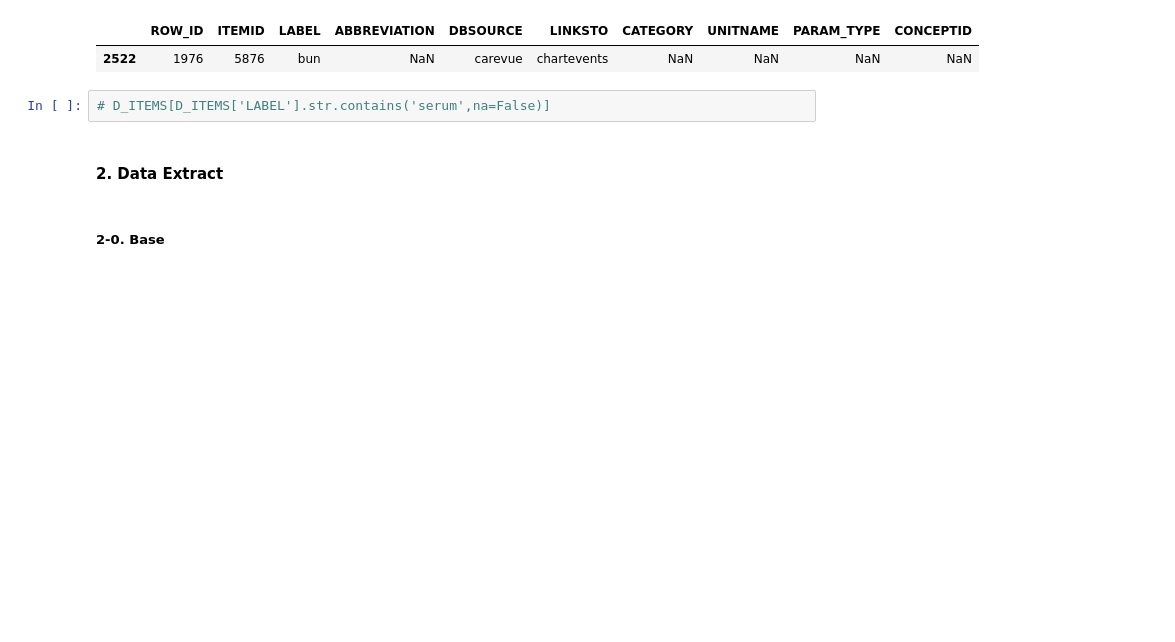
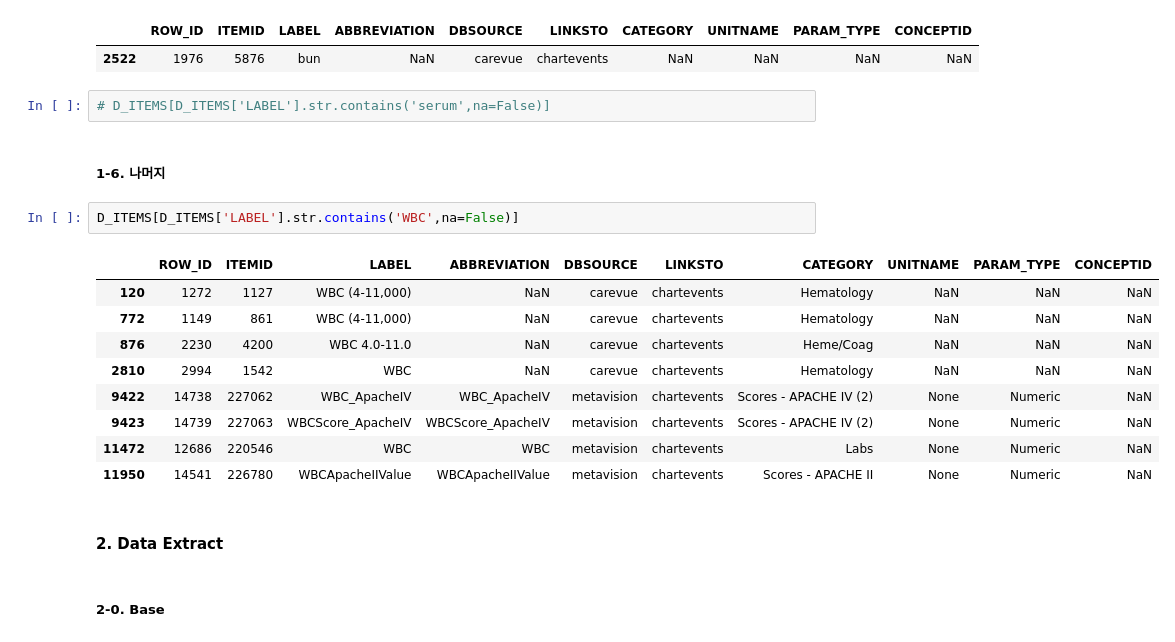
Before and after one commit to NohJangHyun/MIMIC-III-mortality-prediction, a Jupyter notebook: Data Extract/Baseline/feature extract for SAPS-II score.ipynb, the cells around one changed output. Saved outputs shown, nothing was run; the diff lists cells and outputs as text; blank space fills up the shorter version.

Commit message:
SAPS-II score 계산 위해 feature extract 진행 중

```diff
--- a/Data Extract/Baseline/feature extract for SAPS-II score.ipynb
+++ b/Data Extract/Baseline/feature extract for SAPS-II score.ipynb
@@ -131,6 +131,20 @@ D_ITEMS[D_ITEMS['LABEL'].str.contains('bun',na=False)]
 | 2522 | 1976 | 5876 | bun | NaN | carevue | chartevents | NaN | NaN | NaN | NaN |
 # %%
 # D_ITEMS[D_ITEMS['LABEL'].str.contains('serum',na=False)]
+# %% [markdown]
+##### 1-6. 나머지
+# %%
+D_ITEMS[D_ITEMS['LABEL'].str.contains('WBC',na=False)]
+# %% [output]
+|  | ROW_ID | ITEMID | LABEL | ABBREVIATION | DBSOURCE | LINKSTO | CATEGORY | UNITNAME | PARAM_TYPE | CONCEPTID |
+| 120 | 1272 | 1127 | WBC (4-11,000) | NaN | carevue | chartevents | Hematology | NaN | NaN | NaN |
+| 772 | 1149 | 861 | WBC (4-11,000) | NaN | carevue | chartevents | Hematology | NaN | NaN | NaN |
+| 876 | 2230 | 4200 | WBC 4.0-11.0 | NaN | carevue | chartevents | Heme/Coag | NaN | NaN | NaN |
+| 2810 | 2994 | 1542 | WBC | NaN | carevue | chartevents | Hematology | NaN | NaN | NaN |
+| 9422 | 14738 | 227062 | WBC_ApacheIV | WBC_ApacheIV | metavision | chartevents | Scores - APACHE IV (2) | None | Numeric | NaN |
+| 9423 | 14739 | 227063 | WBCScore_ApacheIV | WBCScore_ApacheIV | metavision | chartevents | Scores - APACHE IV (2) | None | Numeric | NaN |
+| 11472 | 12686 | 220546 | WBC | WBC | metavision | chartevents | Labs | None | Numeric | NaN |
+| 11950 | 14541 | 226780 | WBCApacheIIValue | WBCApacheIIValue | metavision | chartevents | Scores - APACHE II | None | Numeric | NaN |
 # %% [markdown]
 #### 2. Data Extract
 # %% [markdown]
```
Also changed, not shown: parts of 15 cells of this notebook.
